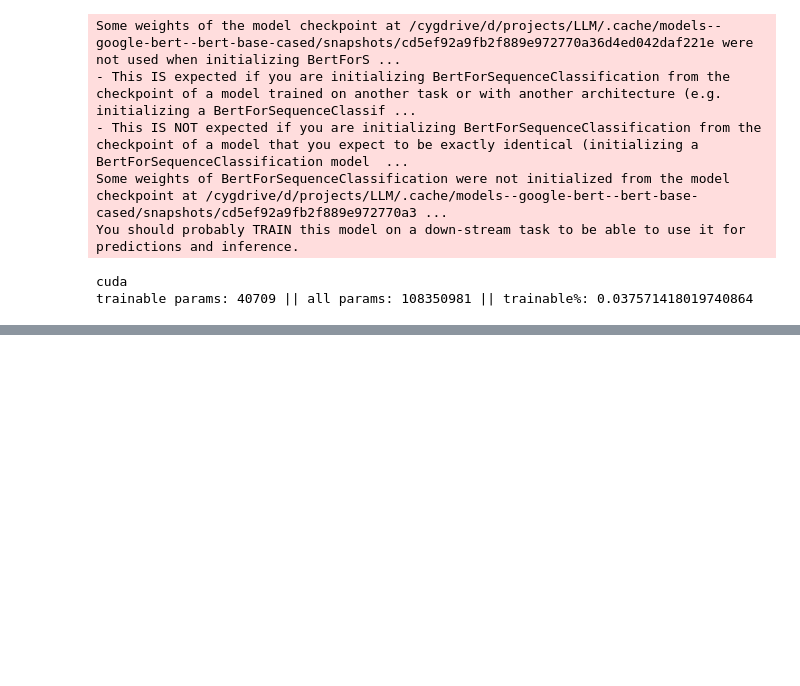
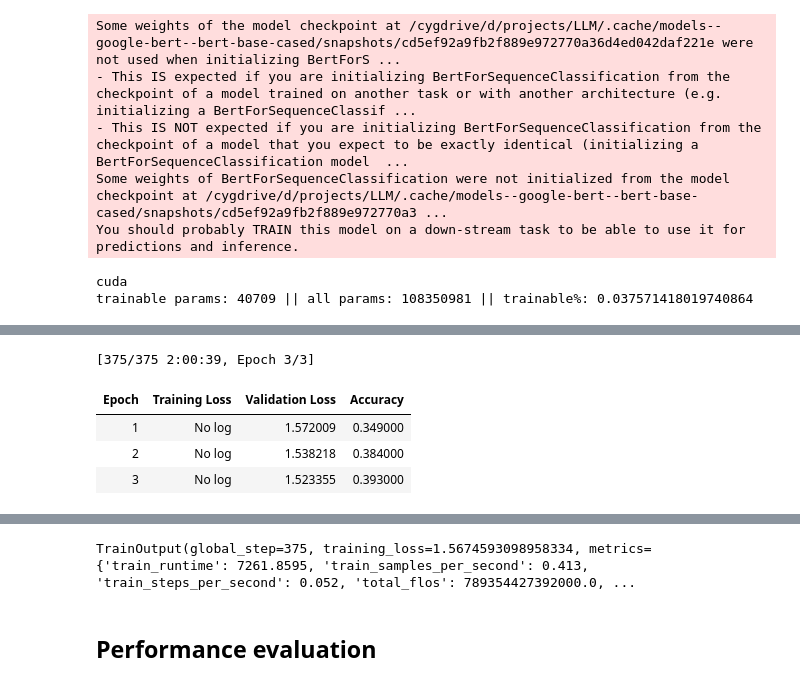
Before and after one commit to jackpck/LLM, a Jupyter notebook: 1_fine_tuning.ipynb, the cells around one changed output, grey strips where cells are left out. Saved outputs shown, nothing was run; the diff lists cells and outputs as text; code cells hidden in the pictures; blank space fills up the shorter version.

Commit message:
add resource to README + LoRA performance evaluation

```diff
--- a/1_fine_tuning.ipynb
+++ b/1_fine_tuning.ipynb
@@ -251,0 +276,19 @@ trainer.save_model(cache_dir+'/ft_lora')
+# %%
+# Freeze all encoders
+metric = evaluate.load("accuracy")
+training_args = TrainingArguments(output_dir="test_trainer",
+                                  evaluation_strategy="epoch")
+
+model = load_llm(model_path)
+params = model._modules['bert'].encoder.layer.parameters()
+for param in params:
+    param.requires_grad = False
+print_trainable_parameters(model)
+
+trainer = Trainer(
+    model=model,
+    args=training_args,
+    train_dataset=small_train_dataset,
+    eval_dataset=small_eval_dataset,
+    compute_metrics=compute_metrics,
+)
@@ -251,0 +303,9 @@ trainer.save_model(cache_dir+'/ft_lora')
+# %%
+%%time
+trainer.train()
+# %% [output]
+[375/375 2:00:39, Epoch 3/3]
+| Epoch | Training Loss | Validation Loss | Accuracy |
+| 1 | No log | 1.572009 | 0.349000 |
+| 2 | No log | 1.538218 | 0.384000 |
+| 3 | No log | 1.523355 | 0.393000 |
@@ -251,0 +313 @@ trainer.save_model(cache_dir+'/ft_lora')
+TrainOutput(global_step=375, training_loss=1.5674593098958334, metrics={'train_runtime': 7261.8595, 'train_samples_per_second': 0.413, 'train_steps_per_second': 0.052, 'total_flos': 789354427392000.0, ...
@@ -251,0 +319,2 @@ trainer.save_model(cache_dir+'/ft_lora')
+# %% [markdown]
+## Performance evaluation
```
Also changed, not shown: parts of 16 cells of this notebook, 2 other files.
